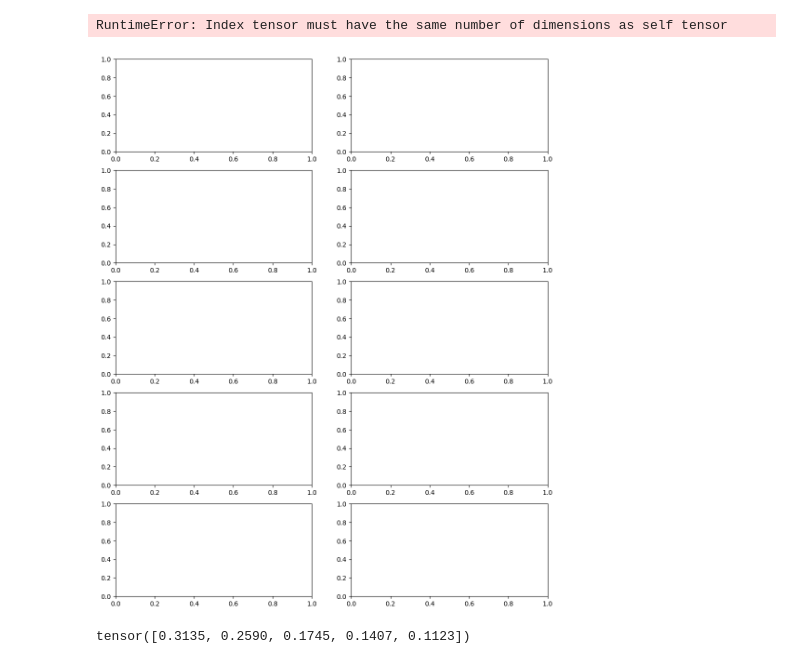
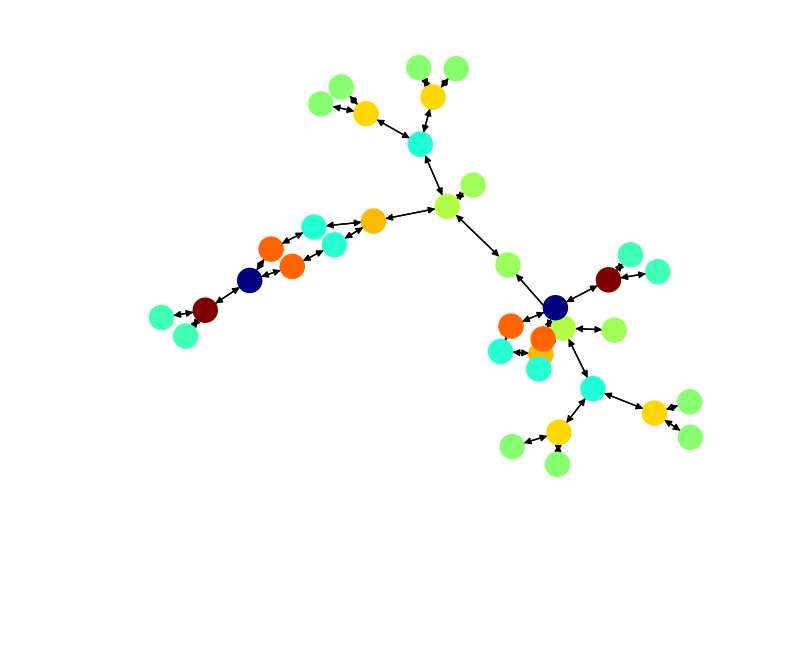
Before and after one commit to 0xZivMor/stitt, a Jupyter notebook: testint.ipynb, the cells around one changed output. Saved outputs shown, nothing was run; the diff lists cells and outputs as text; code cells hidden in the pictures; blank space fills up the shorter version.

Commit message:
initial implementation of link prediction training head nonsense in notebook

```diff
--- a/testint.ipynb
+++ b/testint.ipynb
@@ -11,2 +20,2 @@ import matplotlib.cm as cm
 # %%
-dataset = PygGraphPropPredDataset(name='ogbg-molhiv')
+dataset = GraphPropPredDataset(name='ogbg-molhiv')
@@ -48,45 +35,0 @@ def calc_degree(adj_matrix: torch.Tensor):
-# %%
-import matplotlib.pyplot as plt
-
-fig, axs = plt.subplots(5, 2, figsize=(12, 15))
-
-for i, graph in enumerate(next((iter(train_loader)))[:10]):
-  A = to_dense_adj(graph.edge_index)[0]
-  D = calc_degree(A)
-  N = torch.eye_like(A) - torch.pow(D, -1) * A
-  eigenvalues, eigenvectors = torch.eig(N, eigenvectors=True)
-  sorted_indices = torch.argsort(eigenvalues[:, 0], descending=True)
-  sorted_eigenvalues = eigenvalues[sorted_indices]
-  sorted_eigenvectors = eigenvectors[:, sorted_indices]
-
-  norm_eig = torch.functional.F.softmax(sorted_eigenvalues[:2,0], dim=0)
-  eigvects = sorted_eigenvectors[:, :2]
-  signal = torch.matmul(eigvects, norm_eig)
-  # Create a list of colors based on sorted_eigenvectors
-  colors = [signal[j] for j in range(len(sorted_eigenvectors))]
-  dx = utils.to_networkx(graph)
-
-  # Draw the graph with node colors
-  nx.draw(dx, node_color=colors, with_labels=True, ax=axs[i//2][i%2],
-          cmap=cm.jet_r, vmin=min(colors), vmax=max(colors))
-
-  # Add colorbar
-  sm = cm.ScalarMappable(cmap=cm.jet_r)
-  sm.set_array(colors)
-  fig.colorbar(sm, ax=axs[i//2][i%2])
-
-
-# Adjust the spacing between subplots
-plt.tight_layout()
-
-# Show the plot
-plt.show()
-# %% [output]
-RuntimeError: Index tensor must have the same number of dimensions as self tensor
-[figure, removed]
-# %%
-norm_eig = torch.functional.F.softmax(sorted_eigenvalues[:5,0], dim=0)
-eigvects = sorted_eigenvectors[:, :5]
-signal = torch.matmul(eigvects, norm_eig)
-# %% [output]
-tensor([0.3135, 0.2590, 0.1745, 0.1407, 0.1123])
@@ -92,0 +39,15 @@ tensor([0.3135, 0.2590, 0.1745, 0.1407, 0.1123])
+# %%
+dx = utils.to_networkx(dataset[19])
+eigvals, eig_vects = get_laplacian_eig(dataset[19])
+colors = eig_vects.T[2]
+nx.draw(
+    dx,
+    node_color=colors,
+    with_labels=False,
+    # ax=axs[i // 2][i % 2],
+    cmap=cm.jet_r,
+    vmin=min(colors),
+    vmax=max(colors),
+)
+# %% [output]
+[figure, added]
```
Also changed, not shown: parts of 14 cells of this notebook, 1 other file.
